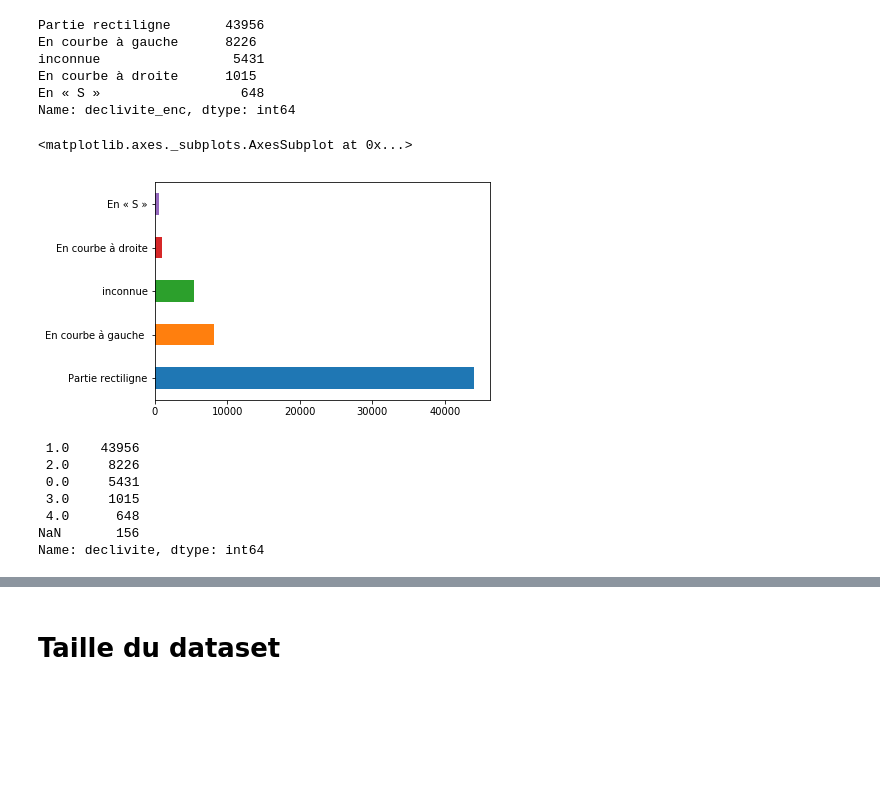
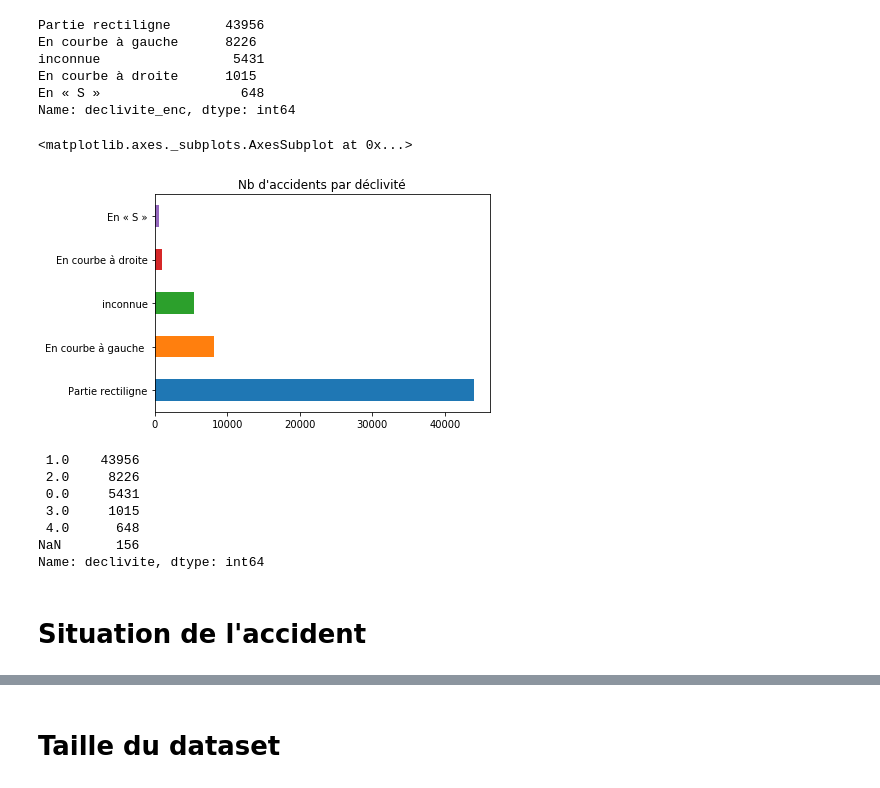
Before and after one commit to romainjouin/formation_python, a Jupyter notebook: ib02_accidents_corporels_de_la_circulation.ipynb, the cells around one changed output, grey strips where cells are left out. Cells and saved outputs as stored; diff of their text form; code cells hidden in the pictures; blank space fills up the shorter version.

```diff
--- a/ib02_accidents_corporels_de_la_circulation.ipynb
+++ b/ib02_accidents_corporels_de_la_circulation.ipynb
@@ -223,11 +223,12 @@ inconnue                 5431
 En courbe à droite      1015
 En « S »                  648
 Name: declivite_enc, dtype: int64
-# %%
-df.declivite_enc.value_counts().plot.barh()
-# %% [output]
-<matplotlib.axes._subplots.AxesSubplot at 0x...>
-[figure, removed]
+# %%
+title = "Nb d'accidents par déclivité"
+df.declivite_enc.value_counts().plot.barh(title=title)
+# %% [output]
+<matplotlib.axes._subplots.AxesSubplot at 0x...>
+[figure, added]
 # %%
 df.declivite.value_counts(dropna=False)
 # %% [output]
@@ -238,3 +239,5 @@ df.declivite.value_counts(dropna=False)
  4.0      648
 NaN       156
 Name: declivite, dtype: int64
+# %% [markdown]
+# Situation de l'accident
```
Also changed, not shown: parts of 25 cells of this notebook.
